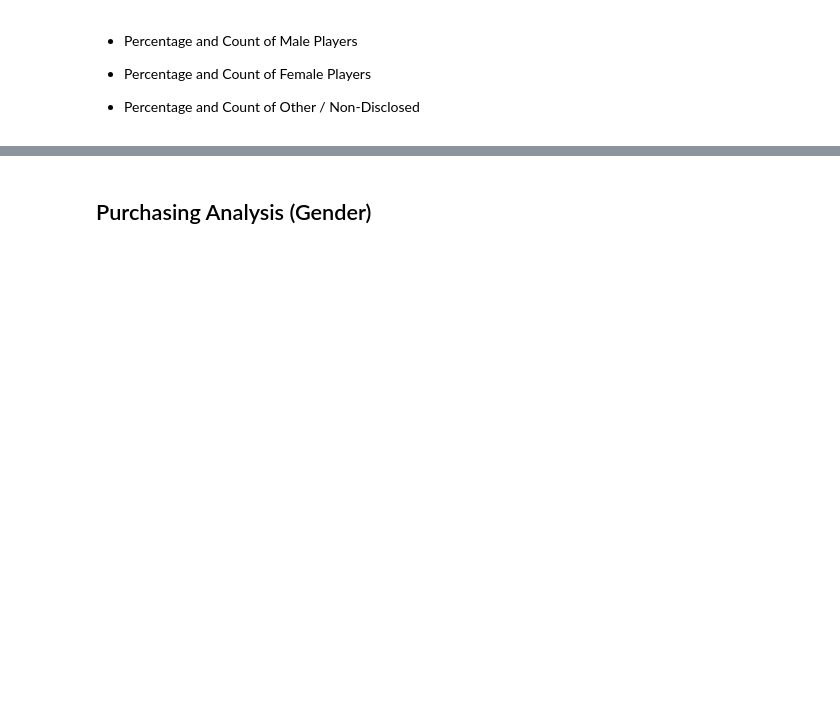
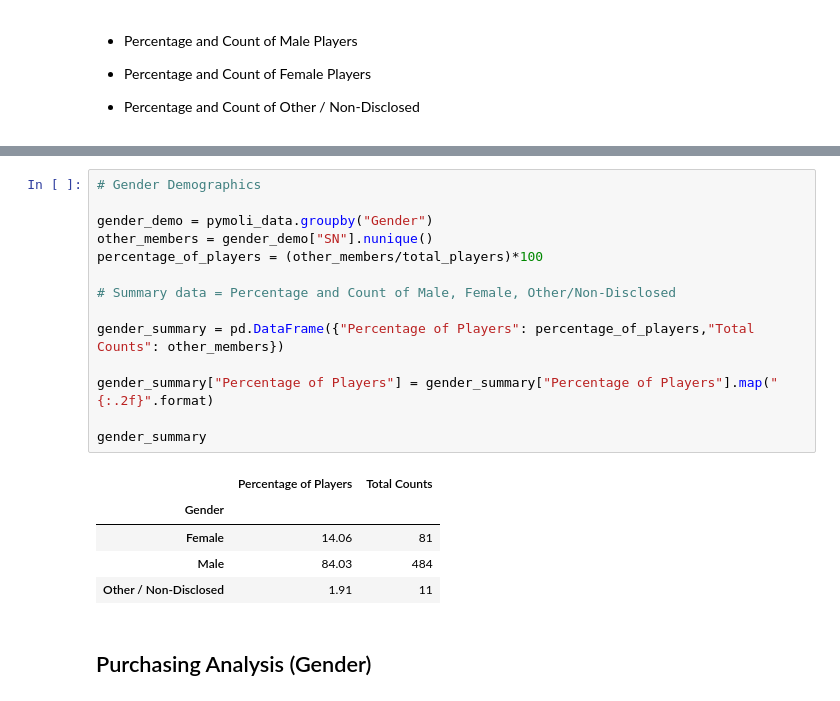
Before and after one commit to nguyenpe17/pandas-challenge, a Jupyter notebook: HeroesOfPymoli/HeroesOfPymoli_starter.ipynb, the cells around one changed output, grey strips where cells are left out. Cells and saved outputs as stored; diff of their text form; blank space fills up the shorter version.

```diff
--- a/HeroesOfPymoli/HeroesOfPymoli_starter.ipynb
+++ b/HeroesOfPymoli/HeroesOfPymoli_starter.ipynb
@@ -107,3 +101,23 @@ Purchasing_Analysis
+# %%
+# Gender Demographics
+
+gender_demo = pymoli_data.groupby("Gender")
+other_members = gender_demo["SN"].nunique()
+percentage_of_players = (other_members/total_players)*100
+
+# Summary data = Percentage and Count of Male, Female, Other/Non-Disclosed
+
+gender_summary = pd.DataFrame({"Percentage of Players": percentage_of_players,"Total Counts": other_members})
+
+gender_summary["Percentage of Players"] = gender_summary["Percentage of Players"].map("{:.2f}".format)
+
+gender_summary
+# %% [output]
+|  | Percentage of Players | Total Counts |
+| Gender |  |  |
+| Female | 14.06 | 81 |
+| Male | 84.03 | 484 |
+| Other / Non-Disclosed | 1.91 | 11 |
 # %% [markdown]
 
 ## Purchasing Analysis (Gender)
```
Also changed, not shown: parts of 1 cell of this notebook.
